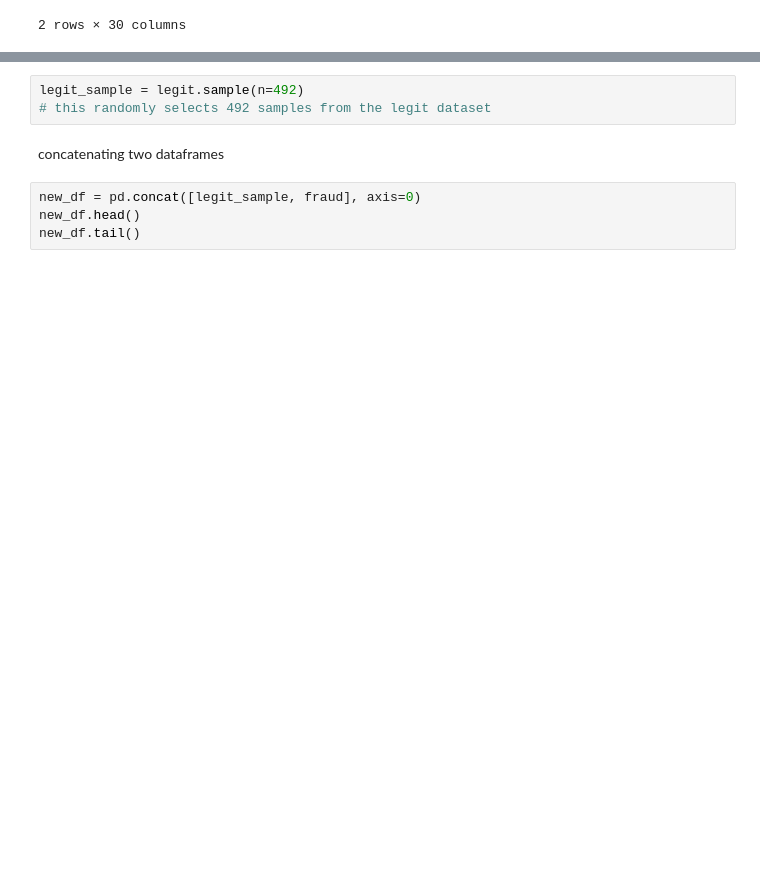
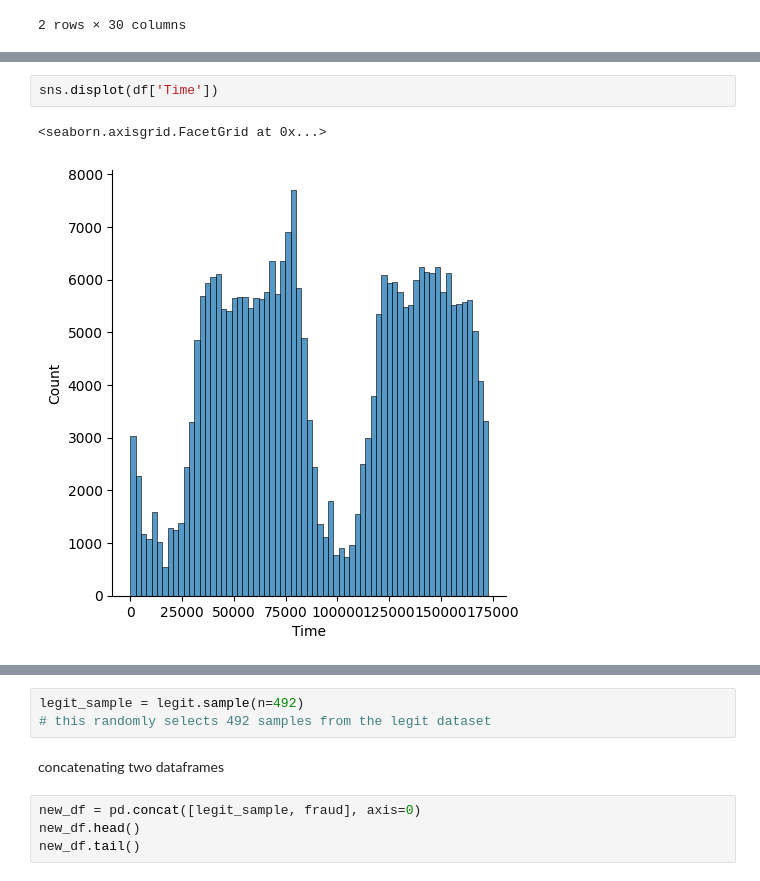
Before and after one commit to hollermay/FraudiCard, a Jupyter notebook: creditcard.ipynb, the cells around one changed output, grey strips where cells are left out. Saved outputs shown, nothing was run; the diff lists cells and outputs as text; blank space fills up the shorter version.

```diff
--- a/creditcard.ipynb
+++ b/creditcard.ipynb
@@ -122,0 +163,5 @@ df.groupby('Class').mean()
+# %%
+sns.displot(df['Time'])
+# %% [output]
+<seaborn.axisgrid.FacetGrid at 0x...>
+[figure, added]
```
Also changed, not shown: parts of 27 cells of this notebook.
